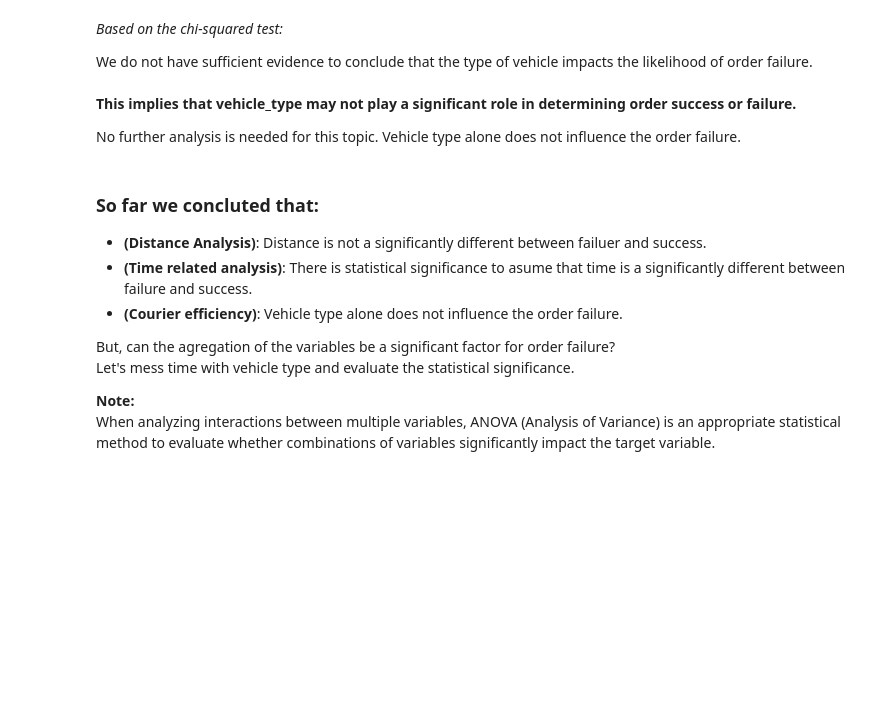
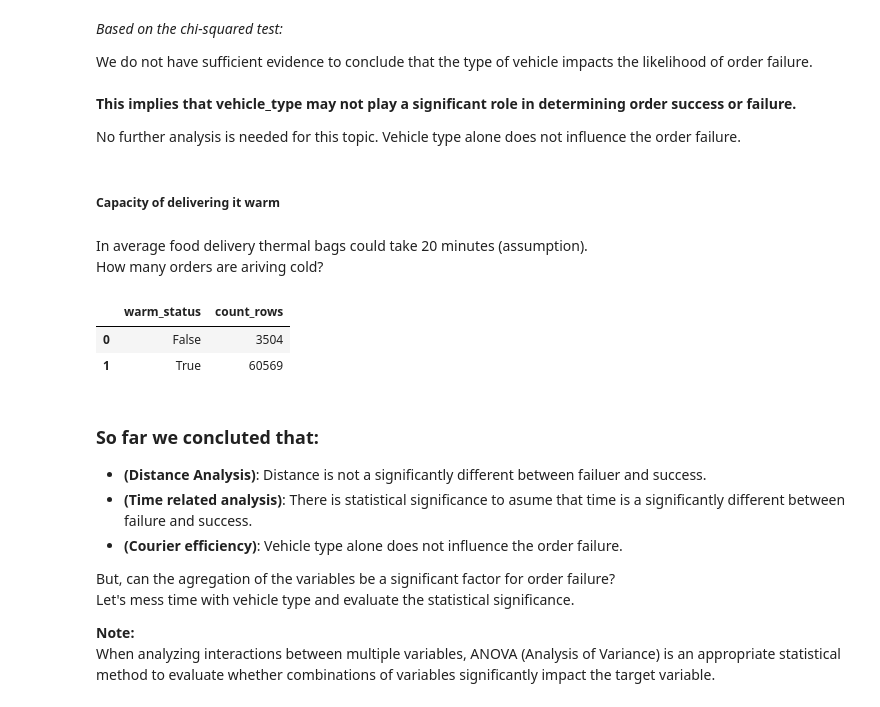
Before and after one commit to luzgui1/data_challenge, a Jupyter notebook: project.ipynb, the cells around one changed output. Saved outputs shown, nothing was run; the diff lists cells and outputs as text; code cells hidden in the pictures; blank space fills up the shorter version.

```diff
--- a/project.ipynb
+++ b/project.ipynb
@@ -998,6 +999,19 @@ We do not have sufficient evidence to conclude that the type of vehicle impacts
 **This implies that vehicle_type may not play a significant role in determining order success or failure.**
 
 No further analysis is needed for this topic. Vehicle type alone does not influence the order failure.
+# %% [markdown]
+##### Capacity of delivering it warm
+# %% [markdown]
+In average food delivery thermal bags could take 20 minutes (assumption).<br>
+How many orders are ariving cold?
+# %%
+delivery_time = df_order_staged_cleaned[['order_id','estimated_travel_time_in_seconds_to_eater']].dropna().reset_index(drop=True)
+delivery_time['warm_status'] = delivery_time['estimated_travel_time_in_seconds_to_eater'] < 1200
+delivery_time.groupby('warm_status',as_index=False).size().rename(columns={'size':'count_rows'})
+# %% [output]
+|  | warm_status | count_rows |
+| 0 | False | 3504 |
+| 1 | True | 60569 |
 # %% [markdown]
 ### **So far we concluted that:** <br>
 - **(Distance Analysis)**: Distance is not a significantly different between failuer and success. <br>
```
Also changed, not shown: parts of 11 cells of this notebook, 1 other file.
